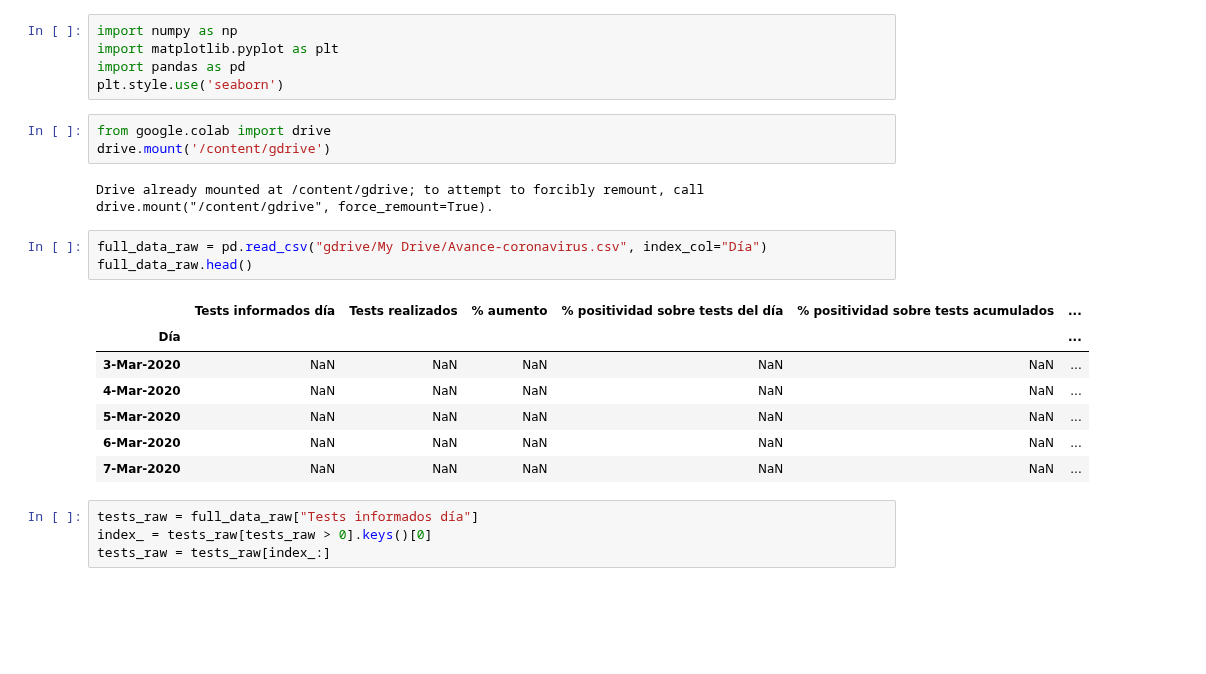
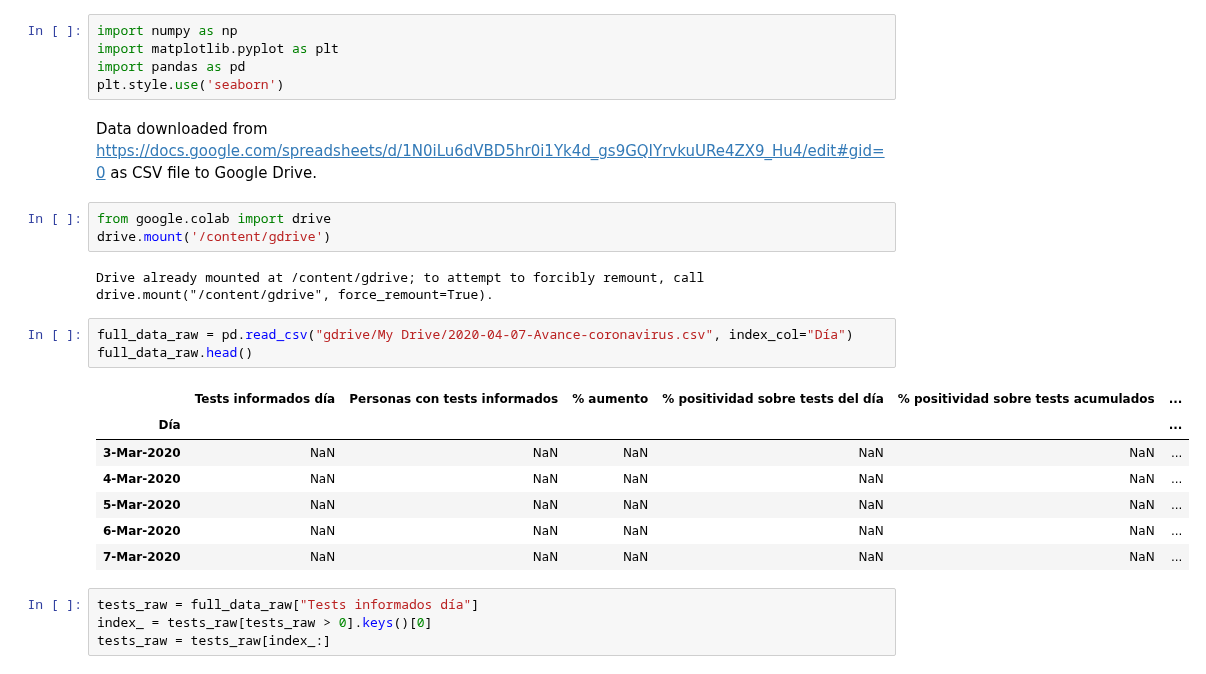
Before and after one commit to alonsosilvaallende/COVID-19, a Jupyter notebook: COVID_19_Chile_tests_positivos_informados.ipynb, the cells around one changed output. Drawn from its saved outputs; the diff is of its cells as text; blank space fills up the shorter version.

```diff
--- a/COVID_19_Chile_tests_positivos_informados.ipynb
+++ b/COVID_19_Chile_tests_positivos_informados.ipynb
@@ -5,16 +5,20 @@ import numpy as np
 import matplotlib.pyplot as plt
 import pandas as pd
 plt.style.use('seaborn')
+# %% [markdown]
+Data downloaded from
+https://docs.google.com/spreadsheets/d/1N0iLu6dVBD5hr0i1Yk4d_gs9GQIYrvkuURe4ZX9_Hu4/edit#gid=0
+as CSV file to Google Drive.
 # %%
 from google.colab import drive
 drive.mount('/content/gdrive')
 # %% [output]
 Drive already mounted at /content/gdrive; to attempt to forcibly remount, call drive.mount("/content/gdrive", force_remount=True).
 # %%
-full_data_raw = pd.read_csv("gdrive/My Drive/Avance-coronavirus.csv", index_col="Día")
+full_data_raw = pd.read_csv("gdrive/My Drive/2020-04-07-Avance-coronavirus.csv", index_col="Día")
 full_data_raw.head()
 # %% [output]
-|  | Tests informados día | Tests realizados | % aumento | % positividad sobre tests del día | % positividad sobre tests acumulados | ... |
+|  | Tests informados día | Personas con tests informados | % aumento | % positividad sobre tests del día | % positividad sobre tests acumulados | ... |
 | Día |  |  |  |  |  | ... |
 | 3-Mar-2020 | NaN | NaN | NaN | NaN | NaN | ... |
 | 4-Mar-2020 | NaN | NaN | NaN | NaN | NaN | ... |
```
Also changed, not shown: parts of 2 cells of this notebook.
